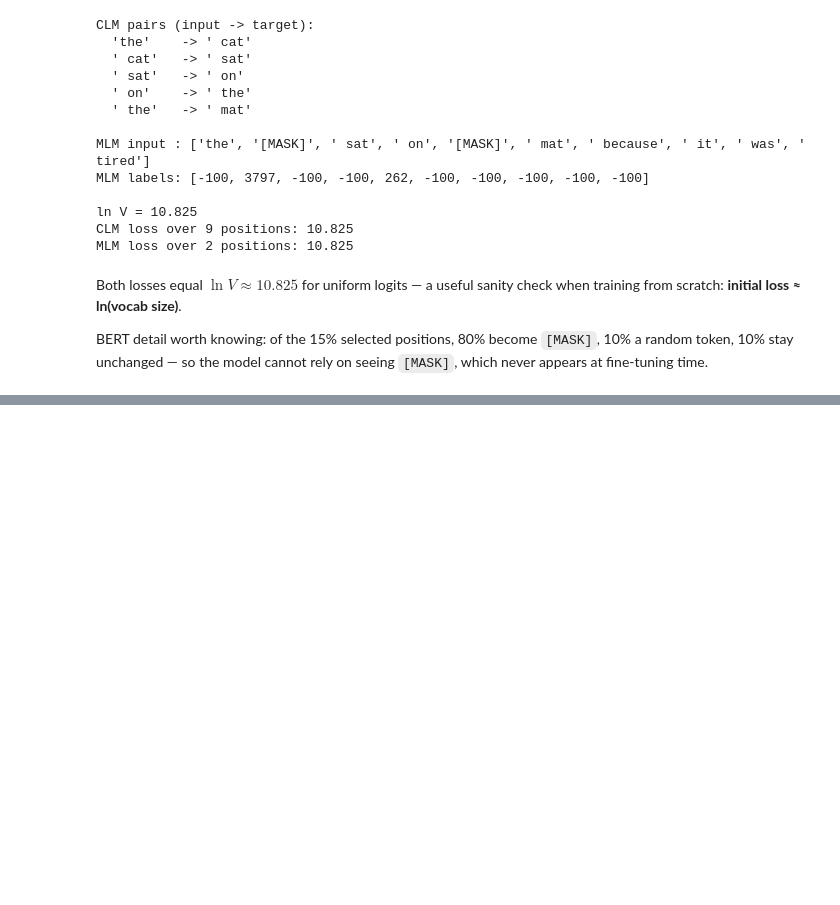
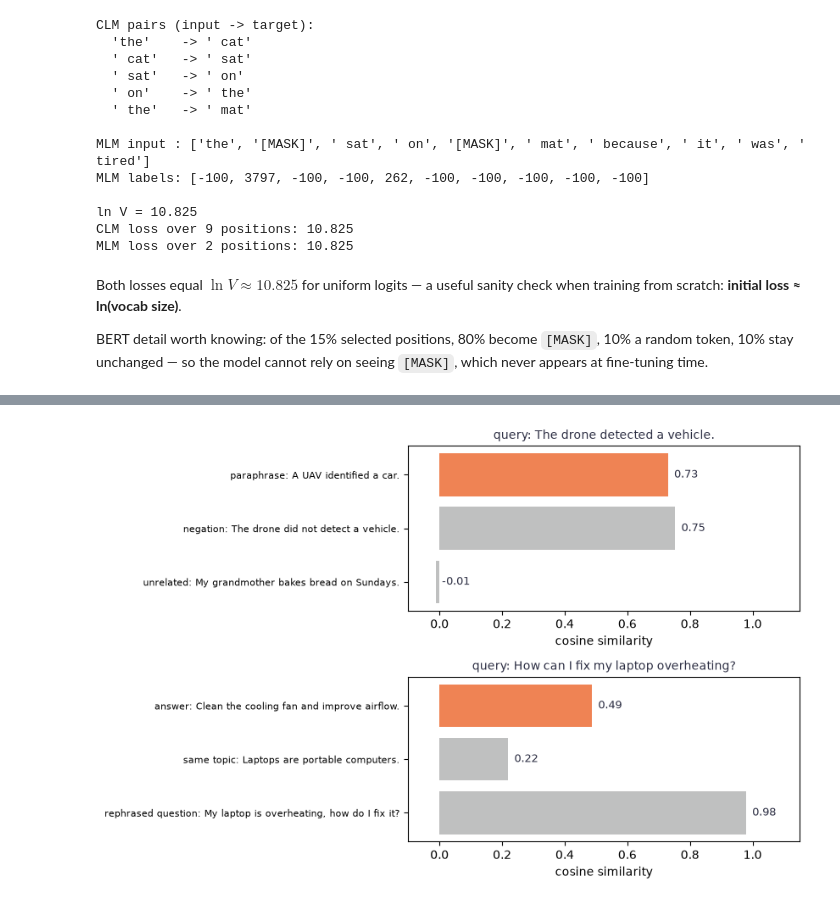
Before and after one commit to chungenyu6/ai-learning-notebooks, a Jupyter notebook: 02-LLM/live/01_tokenization_clm_mlm.ipynb, the cells around one changed output, grey strips where cells are left out. Saved outputs shown, nothing was run; the diff lists cells and outputs as text; code cells hidden in the pictures; blank space fills up the shorter version.

```diff
--- a/02-LLM/live/01_tokenization_clm_mlm.ipynb
+++ b/02-LLM/live/01_tokenization_clm_mlm.ipynb
@@ -702,0 +913,22 @@ BERT detail worth knowing: of the 15% selected positions, 80% become `[MASK]`, 1
+# %%
+# Two retrieval questions, scored by the embedding model
+cases = [("The drone detected a vehicle.",
+          [("paraphrase: A UAV identified a car.", True), ("negation: The drone did not detect a vehicle.", False),
+           ("unrelated: My grandmother bakes bread on Sundays.", False)]),
+         ("How can I fix my laptop overheating?",
+          [("answer: Clean the cooling fan and improve airflow.", True), ("same topic: Laptops are portable computers.", False),
+           ("rephrased question: My laptop is overheating, how do I fix it?", False)])]
+
+fig, axes = plt.subplots(2, 1, figsize=(8.5, 5.6))
+for ax, (query, cands) in zip(axes, cases):
+    qv = st_model.encode([query], convert_to_tensor=True, normalize_embeddings=True)
+    cv = st_model.encode([c.split(": ", 1)[1] for c, _ in cands], convert_to_tensor=True, normalize_embeddings=True)
+    scores = (qv @ cv.T)[0].tolist()
+    ax.barh([c for c, _ in cands][::-1], scores[::-1], color=[ACCENT if want else SOFT for _, want in cands][::-1])
+    for y, s in enumerate(scores[::-1]):
+        ax.text(s + 0.02, y, f"{s:.2f}", va="center", fontsize=9, color=INK)
+    ax.set_xlim(-0.1, 1.15); ax.set_title(f"query: {query}", fontsize=10, color=INK)
+    ax.tick_params(axis="y", labelsize=8); ax.set_xlabel("cosine similarity")
+plt.tight_layout(); plt.show()
+# %% [output]
+[figure, added]
```
Also changed, not shown: parts of 26 cells of this notebook, 4 other files.
